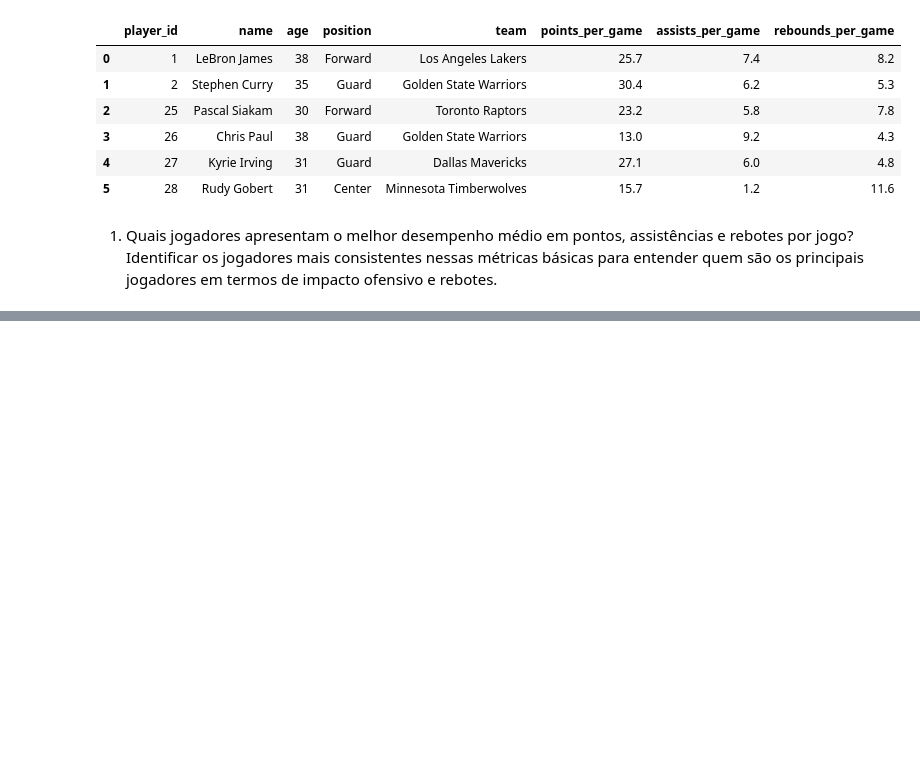
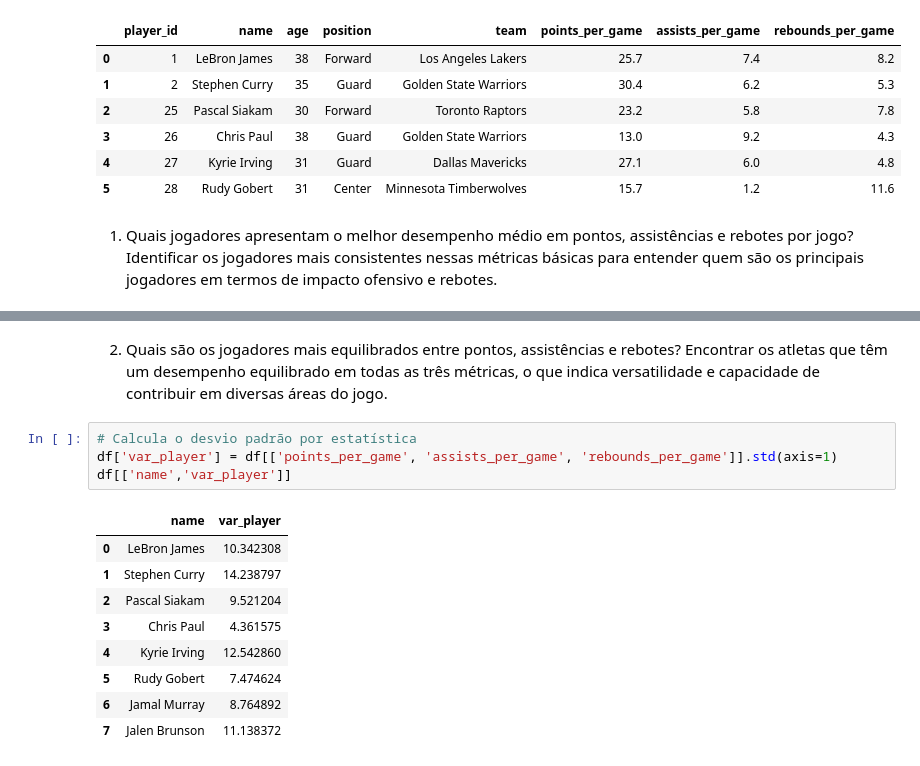
Before and after one commit to jeniferGoncalvesDaSilvaDev/Nba_Api_stats_analysis_ml, a Jupyter notebook: nb_api_stats_analysis_ml.ipynb, the cells around one changed output, grey strips where cells are left out. Drawn from its saved outputs; the diff is of its cells as text; blank space fills up the shorter version.

```diff
--- a/nb_api_stats_analysis_ml.ipynb
+++ b/nb_api_stats_analysis_ml.ipynb
@@ -153,0 +166,18 @@ dtype: object
+# %% [markdown]
+
+2. Quais são os jogadores mais equilibrados entre pontos, assistências e rebotes?
+Encontrar os atletas que têm um desempenho equilibrado em todas as três métricas, o que indica versatilidade e capacidade de contribuir em diversas áreas do jogo.
+# %%
+# Calcula o desvio padrão por estatística
+df['var_player'] = df[['points_per_game', 'assists_per_game', 'rebounds_per_game']].std(axis=1)
+df[['name','var_player']]
+# %% [output]
+|  | name | var_player |
+| 0 | LeBron James | 10.342308 |
+| 1 | Stephen Curry | 14.238797 |
+| 2 | Pascal Siakam | 9.521204 |
+| 3 | Chris Paul | 4.361575 |
+| 4 | Kyrie Irving | 12.542860 |
+| 5 | Rudy Gobert | 7.474624 |
+| 6 | Jamal Murray | 8.764892 |
+| 7 | Jalen Brunson | 11.138372 |
```
Also changed, not shown: parts of 4 cells of this notebook.
